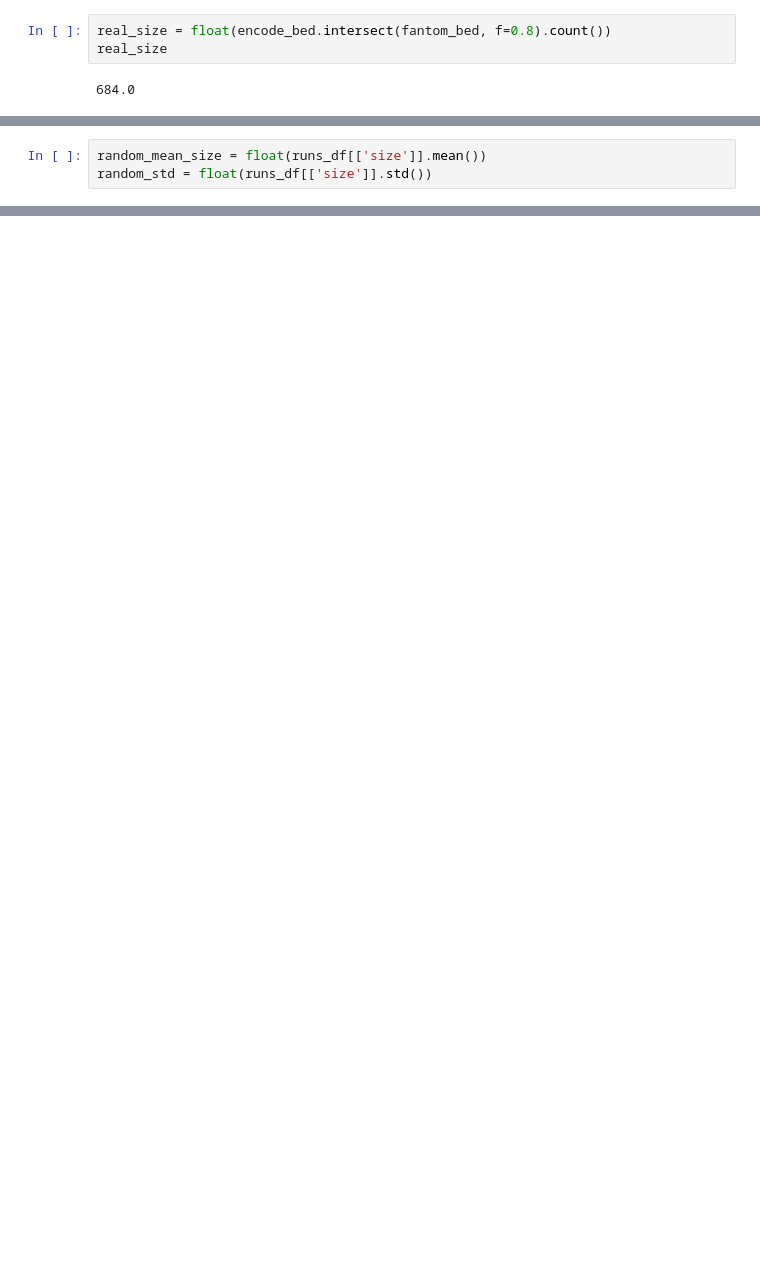
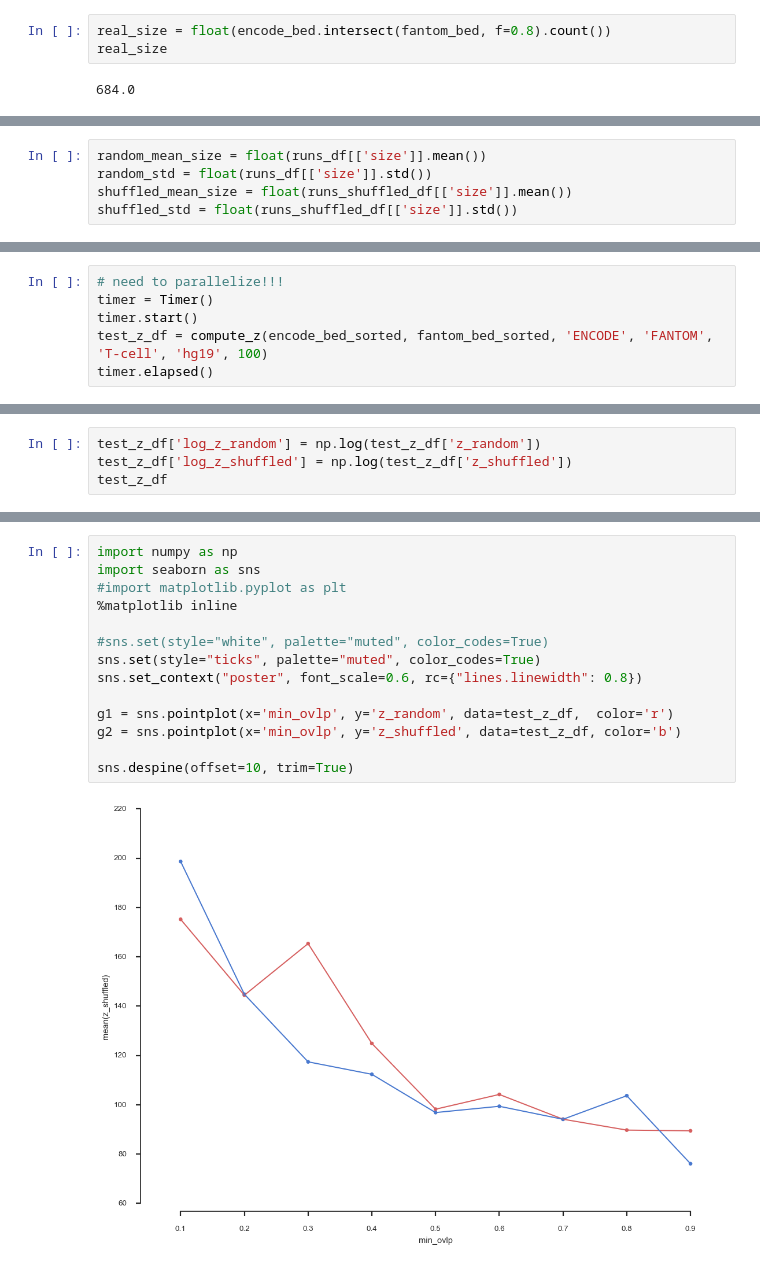
Before and after one commit to mvanzetti/thesis, a Jupyter notebook: notebooks/Null Model.ipynb, the cells around one changed output, grey strips where cells are left out. Drawn from its saved outputs; the diff is of its cells as text; blank space fills up the shorter version.

```diff
--- a/notebooks/Null Model.ipynb
+++ b/notebooks/Null Model.ipynb
@@ -385,6 +452,8 @@ runs_df.T
 # %%
 random_mean_size = float(runs_df[['size']].mean())
 random_std = float(runs_df[['size']].std())
+shuffled_mean_size = float(runs_shuffled_df[['size']].mean())
+shuffled_std = float(runs_shuffled_df[['size']].std())
 # %%
 #sns.distplot(runs_df[['size']])
 sns.distplot(runs_df[['size']], kde=False, fit=stats.norm)
@@ -399,0 +535,6 @@ random_std
+# %%
+# need to parallelize!!!
+timer = Timer()
+timer.start()
+test_z_df = compute_z(encode_bed_sorted, fantom_bed_sorted, 'ENCODE', 'FANTOM', 'T-cell', 'hg19', 100)
+timer.elapsed()
@@ -399,0 +543,4 @@ random_std
+# %%
+test_z_df['log_z_random'] = np.log(test_z_df['z_random'])
+test_z_df['log_z_shuffled'] = np.log(test_z_df['z_shuffled'])
+test_z_df
@@ -399,0 +558,16 @@ random_std
+# %%
+import numpy as np
+import seaborn as sns
+#import matplotlib.pyplot as plt
+%matplotlib inline
+
+#sns.set(style="white", palette="muted", color_codes=True)
+sns.set(style="ticks", palette="muted", color_codes=True)
+sns.set_context("poster", font_scale=0.6, rc={"lines.linewidth": 0.8})
+
+g1 = sns.pointplot(x='min_ovlp', y='z_random', data=test_z_df,  color='r')
+g2 = sns.pointplot(x='min_ovlp', y='z_shuffled', data=test_z_df, color='b')
+
+sns.despine(offset=10, trim=True)
+# %% [output]
+[figure, added]
```
Also changed, not shown: parts of 29 cells of this notebook.
